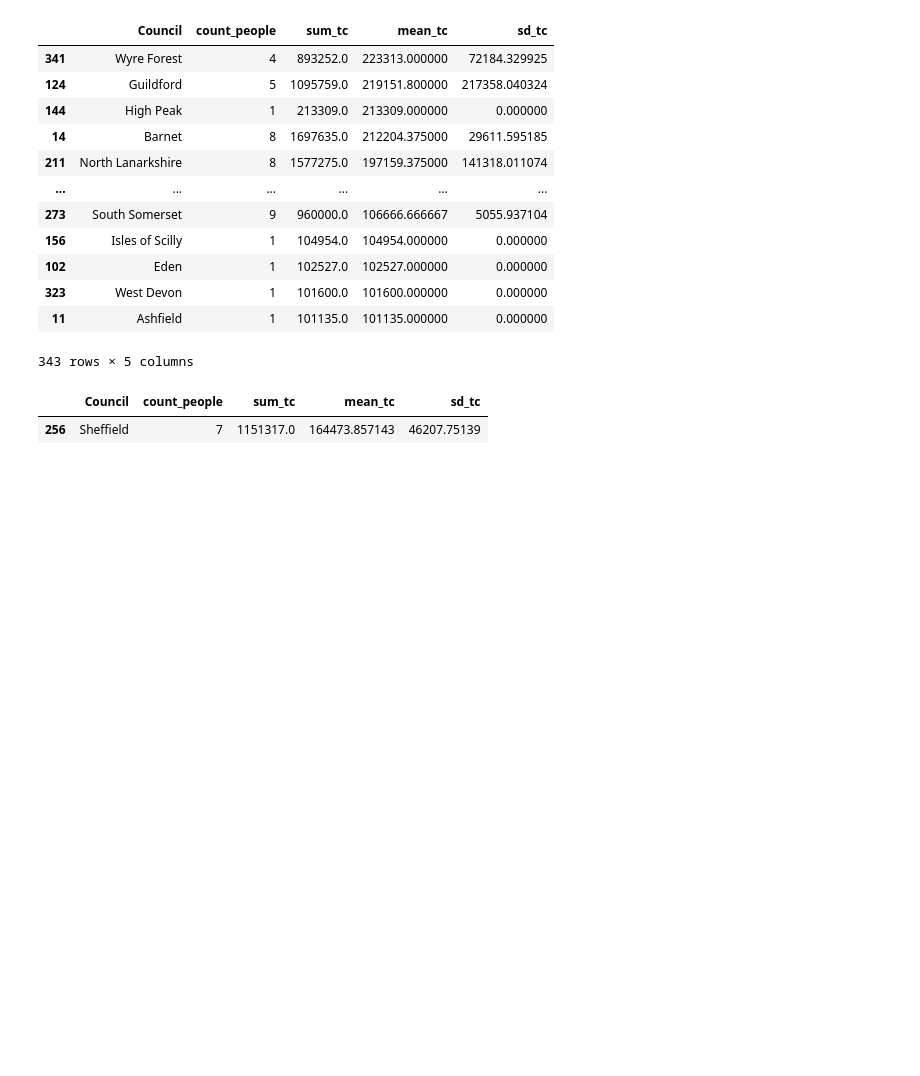
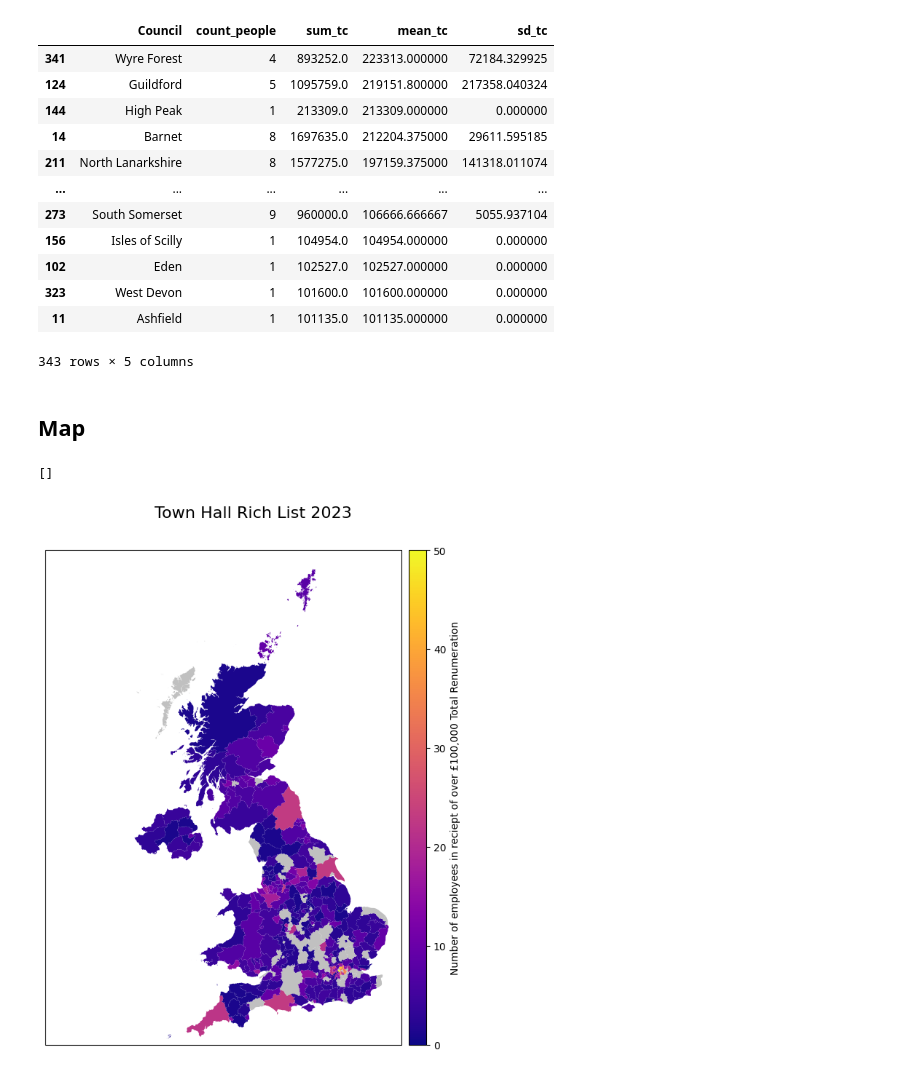
Before and after one commit to groegercesg/TownHallRichList, a Jupyter notebook: data_clean.ipynb, the cells around one changed output. Drawn from its saved outputs; the diff is of its cells as text; code cells hidden in the pictures; blank space fills up the shorter version.

```diff
--- a/data_clean.ipynb
+++ b/data_clean.ipynb
@@ -29,8 +41,52 @@ data_df.sort_values(by="mean_tc", ascending=False)
 | 323 | West Devon | 1 | 101600.0 | 101600.000000 | 0.000000 |
 | 11 | Ashfield | 1 | 101135.0 | 101135.000000 | 0.000000 |
 343 rows × 5 columns
-# %%
-data_df[(data_df["Council"] == "Sheffield")]
-# %% [output]
-|  | Council | count_people | sum_tc | mean_tc | sd_tc |
-| 256 | Sheffield | 7 | 1151317.0 | 164473.857143 | 46207.75139 |
+# %% [markdown]
+## Map
+# %%
+fig = plt.figure(figsize=(6,8), dpi=100)
+projectionPARAM = ccrs.TransverseMercator(central_longitude=-2.0, central_latitude=49.0, false_easting=400000.0, false_northing=-100000.0, scale_factor=0.9996012717, approx=False)
+ax = fig.add_subplot(1, 1, 1, projection=projectionPARAM)
+ax.set_extent([-10.75, 2, 49.75, 61])
+
+council_dict = (data_df[['Council', 'count_people']].set_index('Council').T.to_dict('records'))[0]
+
+# Downloaded from: https://geoportal.statistics.gov.uk/datasets/ons::local-authority-districts-may-2022-uk-bfe-v3-1/about
+area_file = os.path.join(os.getcwd(), 'shapefiles', 'Local_Authority_Districts_May_2022_UK_BFE_V3_2022', 'LAD_MAY_2022_UK_BFE_V3.shp')
+council_divisions = shapereader.Reader(area_file)
+
+norm = colors.Normalize(vmin=0., vmax=max(council_dict.values()))
+cmap = matplotlib.colormaps['plasma'] # PuBu
+
+for record in council_divisions.records():
+    code = record.attributes['LAD22NM']
+    council_entry = council_dict.get(code, -1)
+    if council_entry == -1:
+        council_color = "Silver"
+    else:
+        council_color = cmap(council_entry/max(council_dict.values()))
+    ax.add_geometries(
+            [record.geometry],
+            #facecolor=numpy.random.rand(3,),
+            facecolor=council_color,
+            linewidth=0,
+            crs=projectionPARAM,
+    )
+
+divider = make_axes_locatable(ax)
+ax_cb = divider.new_horizontal(size="5%", pad=0.1, axes_class=plt.Axes)
+
+fig.add_axes(ax_cb)
+
+sm = plt.cm.ScalarMappable(norm=norm, cmap=cmap)
+cb = plt.colorbar(sm, cax=ax_cb)
+cb.set_label("Number of employees in reciept of over £100,000 Total Renumeration")
+
+fig.suptitle("Town Hall Rich List 2023", fontsize=16)
+
+plt.tight_layout()
+plt.savefig("results/thrl_2023.png")
+plt.plot()
+# %% [output]
+[]
+[figure, added]
```
Also changed, not shown: parts of 2 cells of this notebook, 3 other files.
